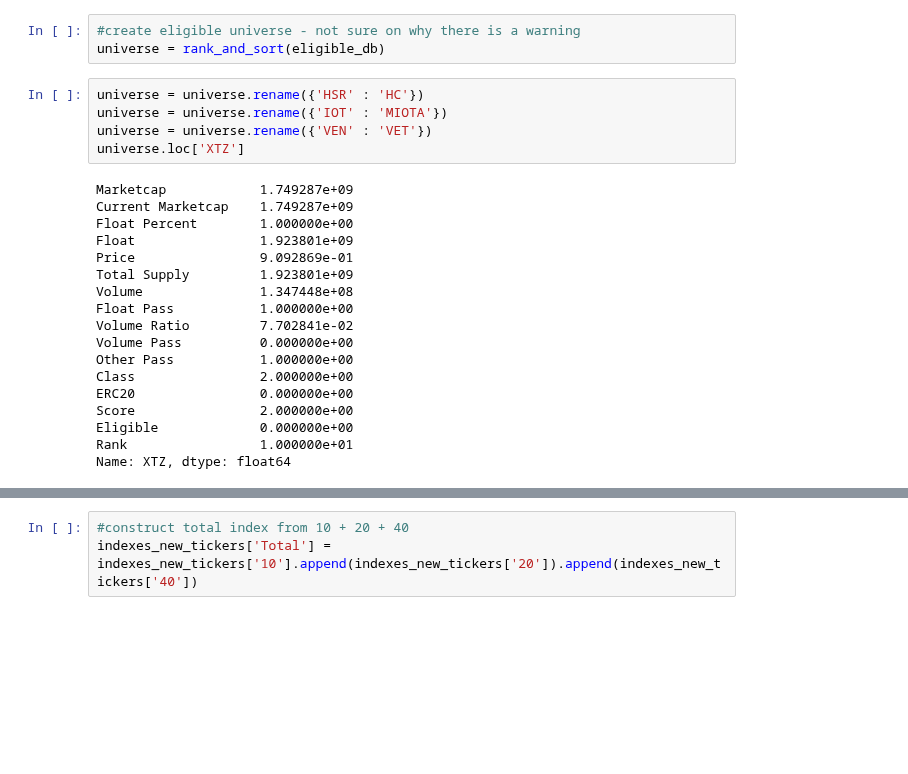
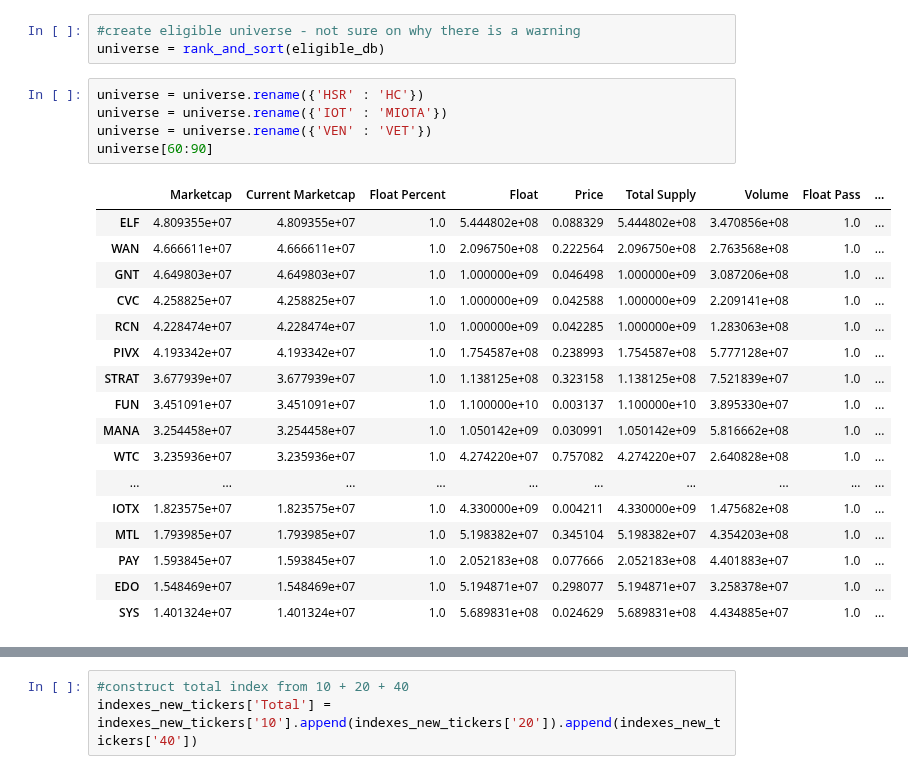
Before and after one commit to coinmetrics/bcindex, a Jupyter notebook: utils/rebalance_tools/Rebalance Ranking Tool.ipynb, the cells around one changed output, grey strips where cells are left out. Cells and saved outputs as stored; diff of their text form; blank space fills up the shorter version.

```diff
--- a/utils/rebalance_tools/Rebalance Ranking Tool.ipynb
+++ b/utils/rebalance_tools/Rebalance Ranking Tool.ipynb
@@ -321,26 +325,26 @@ universe = rank_and_sort(eligible_db)
 # %%
 universe = universe.rename({'HSR' : 'HC'})
 universe = universe.rename({'IOT' : 'MIOTA'})
 universe = universe.rename({'VEN' : 'VET'})
-universe.loc['XTZ']
+universe[60:90]
 # %% [output]
-Marketcap            1.749287e+09
-Current Marketcap    1.749287e+09
-Float Percent        1.000000e+00
-Float                1.923801e+09
-Price                9.092869e-01
-Total Supply         1.923801e+09
-Volume               1.347448e+08
-Float Pass           1.000000e+00
-Volume Ratio         7.702841e-02
-Volume Pass          0.000000e+00
-Other Pass           1.000000e+00
-Class                2.000000e+00
-ERC20                0.000000e+00
-Score                2.000000e+00
-Eligible             0.000000e+00
-Rank                 1.000000e+01
-Name: XTZ, dtype: float64
+|  | Marketcap | Current Marketcap | Float Percent | Float | Price | Total Supply | Volume | Float Pass | ... |
+| ELF | 4.809355e+07 | 4.809355e+07 | 1.0 | 5.444802e+08 | 0.088329 | 5.444802e+08 | 3.470856e+08 | 1.0 | ... |
+| WAN | 4.666611e+07 | 4.666611e+07 | 1.0 | 2.096750e+08 | 0.222564 | 2.096750e+08 | 2.763568e+08 | 1.0 | ... |
+| GNT | 4.649803e+07 | 4.649803e+07 | 1.0 | 1.000000e+09 | 0.046498 | 1.000000e+09 | 3.087206e+08 | 1.0 | ... |
+| CVC | 4.258825e+07 | 4.258825e+07 | 1.0 | 1.000000e+09 | 0.042588 | 1.000000e+09 | 2.209141e+08 | 1.0 | ... |
+| RCN | 4.228474e+07 | 4.228474e+07 | 1.0 | 1.000000e+09 | 0.042285 | 1.000000e+09 | 1.283063e+08 | 1.0 | ... |
+| PIVX | 4.193342e+07 | 4.193342e+07 | 1.0 | 1.754587e+08 | 0.238993 | 1.754587e+08 | 5.777128e+07 | 1.0 | ... |
+| STRAT | 3.677939e+07 | 3.677939e+07 | 1.0 | 1.138125e+08 | 0.323158 | 1.138125e+08 | 7.521839e+07 | 1.0 | ... |
+| FUN | 3.451091e+07 | 3.451091e+07 | 1.0 | 1.100000e+10 | 0.003137 | 1.100000e+10 | 3.895330e+07 | 1.0 | ... |
+| MANA | 3.254458e+07 | 3.254458e+07 | 1.0 | 1.050142e+09 | 0.030991 | 1.050142e+09 | 5.816662e+08 | 1.0 | ... |
+| WTC | 3.235936e+07 | 3.235936e+07 | 1.0 | 4.274220e+07 | 0.757082 | 4.274220e+07 | 2.640828e+08 | 1.0 | ... |
+| ... | ... | ... | ... | ... | ... | ... | ... | ... | ... |
+| IOTX | 1.823575e+07 | 1.823575e+07 | 1.0 | 4.330000e+09 | 0.004211 | 4.330000e+09 | 1.475682e+08 | 1.0 | ... |
+| MTL | 1.793985e+07 | 1.793985e+07 | 1.0 | 5.198382e+07 | 0.345104 | 5.198382e+07 | 4.354203e+08 | 1.0 | ... |
+| PAY | 1.593845e+07 | 1.593845e+07 | 1.0 | 2.052183e+08 | 0.077666 | 2.052183e+08 | 4.401883e+07 | 1.0 | ... |
+| EDO | 1.548469e+07 | 1.548469e+07 | 1.0 | 5.194871e+07 | 0.298077 | 5.194871e+07 | 3.258378e+07 | 1.0 | ... |
+| SYS | 1.401324e+07 | 1.401324e+07 | 1.0 | 5.689831e+08 | 0.024629 | 5.689831e+08 | 4.434885e+07 | 1.0 | ... |
 # %%
 #create ten index membership
 ten_auto = universe[universe['Rank'] <= 8]
```
Also changed, not shown: parts of 9 cells of this notebook, 48 other files.
